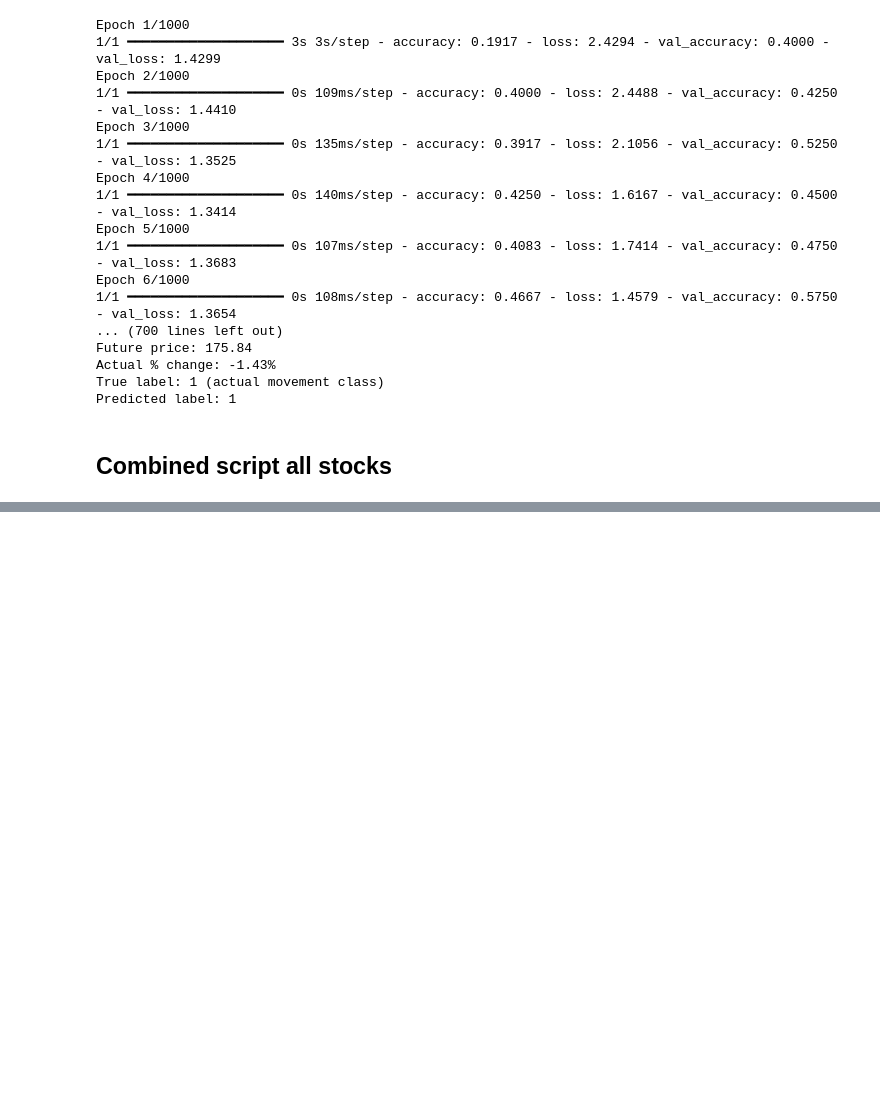
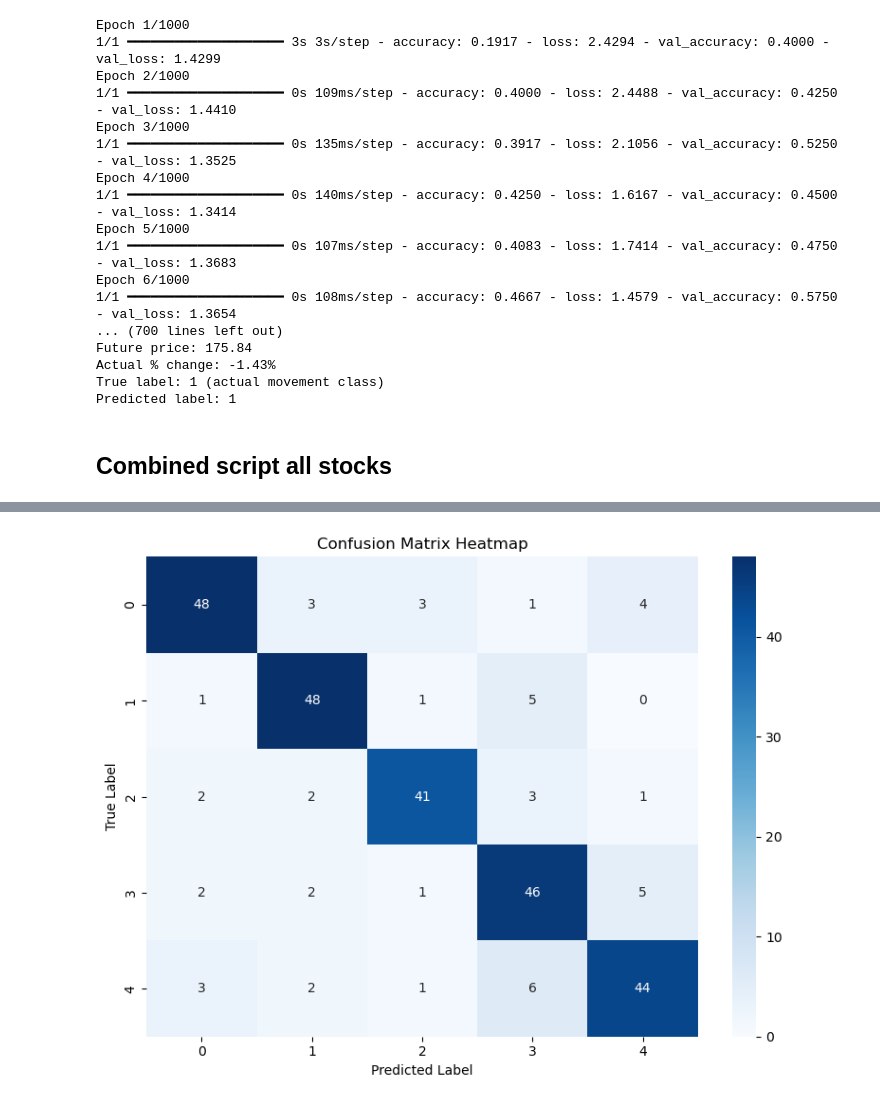
Before and after one commit to KALPRATEEK/Data-science-Project, a Jupyter notebook: data/scripts/DataSienceProject.ipynb, the cells around one changed output, grey strips where cells are left out. Saved outputs shown, nothing was run; the diff lists cells and outputs as text; code cells hidden in the pictures; blank space fills up the shorter version.

```diff
--- a/data/scripts/DataSienceProject.ipynb
+++ b/data/scripts/DataSienceProject.ipynb
@@ -781,0 +795,90 @@ Label 4 accuracy: 76.8%
+# %%
+import matplotlib.pyplot as plt
+import seaborn as sns
+import numpy as np
+import os
+
+# Create a folder for plots
+plot_dir = "plots"
+os.makedirs(plot_dir, exist_ok=True)
+
+# === Confusion Matrix Heatmap ===
+def plot_confusion_matrix_heatmap(conf_mat):
+    plt.figure(figsize=(8, 6))
+    labels = [0, 1, 2, 3, 4]
+    sns.heatmap(conf_mat, annot=True, fmt="d", cmap="Blues", xticklabels=labels, yticklabels=labels)
+    plt.xlabel("Predicted Label")
+    plt.ylabel("True Label")
+    plt.title("Confusion Matrix Heatmap")
+    plt.tight_layout()
+    plt.savefig(os.path.join(plot_dir, "confusion_matrix_heatmap.png"))
+    plt.show()
+
+# === Per-Class Accuracy Bar Chart ===
+def plot_per_class_accuracy(conf_mat):
+    labels = [0, 1, 2, 3, 4]
+    per_class_acc = [100 * conf_mat[i, i] / sum(conf_mat[i]) if sum(conf_mat[i]) > 0 else 0 for i in labels]
+
+    plt.figure(figsize=(8, 5))
+    plt.bar(labels, per_class_acc, color="skyblue")
+    plt.ylim(0, 100)
+    plt.xlabel("Class Label")
+    plt.ylabel("Accuracy (%)")
+    plt.title("Per-Class Accuracy")
+    plt.grid(axis='y')
+    plt.tight_layout()
+    plt.savefig(os.path.join(plot_dir, "per_class_accuracy.png"))
+    plt.show()
+
+# === Training vs Validation Accuracy ===
+def plot_training_validation_accuracy(history):
+    plt.figure(figsize=(10, 5))
+    plt.plot(history.history['accuracy'], label='Train Accuracy')
+    plt.plot(history.history['val_accuracy'], label='Validation Accuracy')
+    plt.xlabel("Epochs")
+    plt.ylabel("Accuracy")
+    plt.title("Training vs. Validation Accuracy")
+    plt.legend()
+    plt.grid(True)
+    plt.tight_layout()
+    plt.savefig(os.path.join(plot_dir, "training_vs_validation_accuracy.png"))
+    plt.show()
+
+# === Training vs Validation Loss ===
+def plot_training_validation_loss(history):
+    plt.figure(figsize=(10, 5))
+    plt.plot(history.history['loss'], label='Train Loss')
+    plt.plot(history.history['val_loss'], label='Validation Loss')
+    plt.xlabel("Epochs")
+    plt.ylabel("Loss")
+    plt.title("Training vs. Validation Loss")
+    plt.legend()
+    plt.grid(True)
+    plt.tight_layout()
+    plt.savefig(os.path.join(plot_dir, "training_vs_validation_loss.png"))
+    plt.show()
+
+# === Prediction vs True Class Distribution ===
+def plot_prediction_distribution(y_test, y_pred):
+    labels = [0, 1, 2, 3, 4]
+    plt.figure(figsize=(8, 4))
+    plt.hist(y_test, bins=np.arange(6)-0.5, alpha=0.5, label="True", color='g', rwidth=0.9)
+    plt.hist(y_pred, bins=np.arange(6)-0.5, alpha=0.5, label="Predicted", color='r', rwidth=0.6)
+    plt.xticks(labels)
+    plt.xlabel("Class Label")
+    plt.ylabel("Count")
+    plt.title("True vs. Predicted Class Distribution")
+    plt.legend()
+    plt.grid(True)
+    plt.tight_layout()
+    plt.savefig(os.path.join(plot_dir, "true_vs_predicted_distribution.png"))
+    plt.show()
+
+# === Run and Save All Plots ===
+plot_confusion_matrix_heatmap(conf_mat)
+plot_per_class_accuracy(conf_mat)
+plot_training_validation_accuracy(history)
+plot_training_validation_loss(history)
+plot_prediction_distribution(y_test, y_pred)
+# %% [output]
+[figure, added]
```
Also changed, not shown: parts of 5 cells of this notebook, 5 other files.
